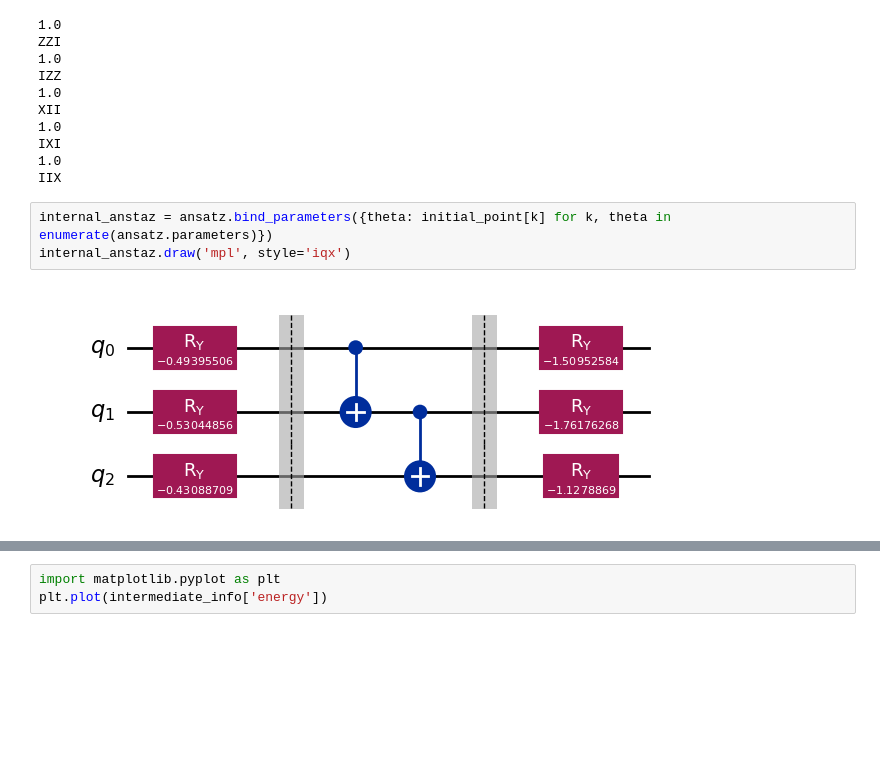
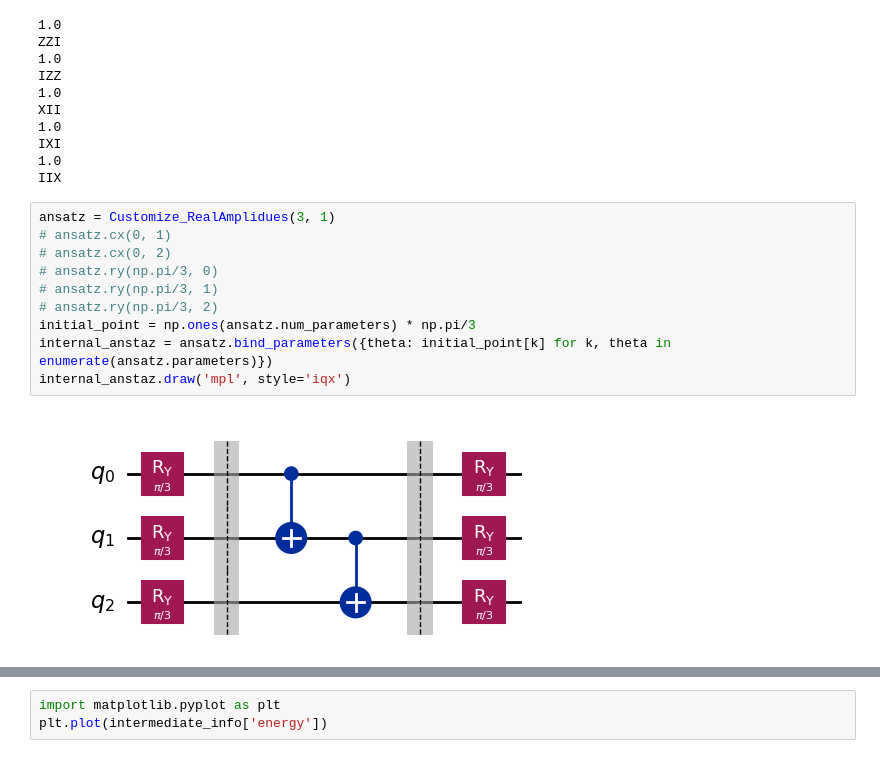
Before and after one commit to nguyenvulinh666/Variational-Quantum-EigeinSolver, a Jupyter notebook: Crosscheck/Crosscheck-VQE-Linh.ipynb, the cells around one changed output, grey strips where cells are left out. Saved outputs shown, nothing was run; the diff lists cells and outputs as text; blank space fills up the shorter version.

```diff
--- a/Crosscheck/Crosscheck-VQE-Linh.ipynb
+++ b/Crosscheck/Crosscheck-VQE-Linh.ipynb
@@ -797,7 +1129,14 @@ IXI
 1.0
 IIX
 # %%
+ansatz = Customize_RealAmplidues(3, 1)
+# ansatz.cx(0, 1)
+# ansatz.cx(0, 2)
+# ansatz.ry(np.pi/3, 0)
+# ansatz.ry(np.pi/3, 1)
+# ansatz.ry(np.pi/3, 2)
+initial_point = np.ones(ansatz.num_parameters) * np.pi/3
 internal_anstaz = ansatz.bind_parameters({theta: initial_point[k] for k, theta in enumerate(ansatz.parameters)})
 internal_anstaz.draw('mpl', style='iqx')
 # %% [output]
-[figure, old version]
+[figure, new version]
```
Also changed, not shown: parts of 26 cells of this notebook, 1 other file.
